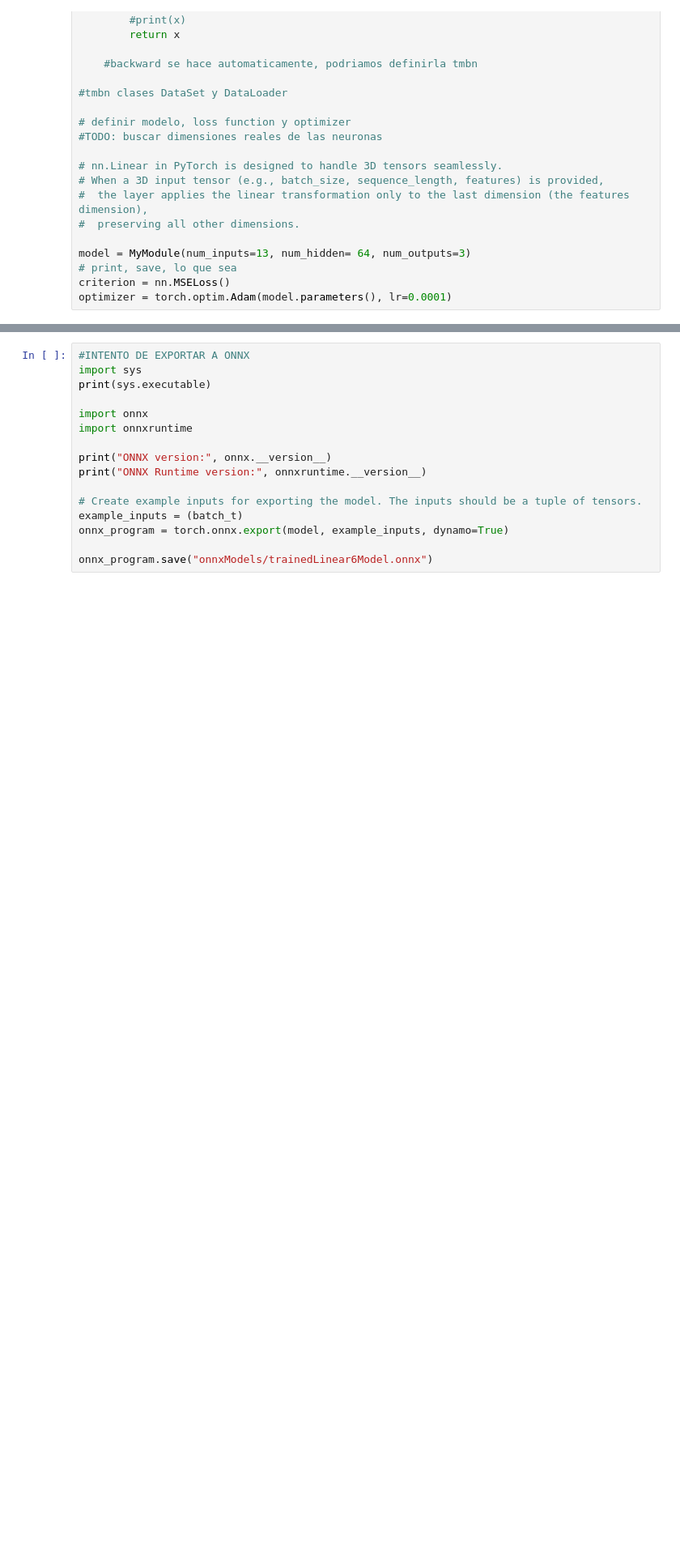
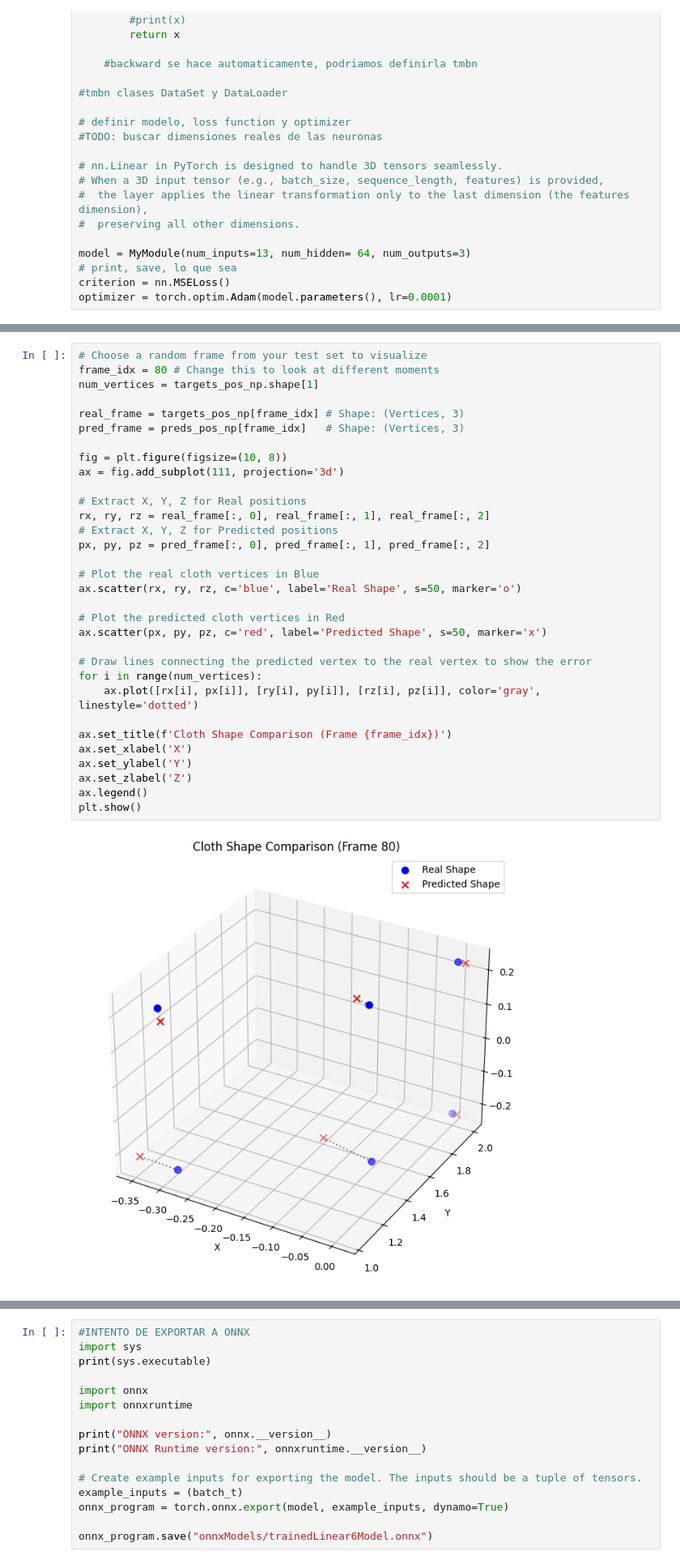
Before and after one commit to mikeletzu/TFG_FisicaOptim, a Jupyter notebook: Entrenamiento/cnn02.ipynb, the cells around one changed output, grey strips where cells are left out. Shown at 81% size. Drawn from its saved outputs; the diff is of its cells as text; blank space fills up the shorter version.

```diff
--- a/Entrenamiento/cnn02.ipynb
+++ b/Entrenamiento/cnn02.ipynb
@@ -370,3 +495,37 @@ Epoch 100 | Train Loss: 0.002603 | Test Loss: 0.002781 | Avg Vertex Error: 0.063
+# %%
+# Choose a random frame from your test set to visualize
+frame_idx = 80 # Change this to look at different moments
+num_vertices = targets_pos_np.shape[1]
+
+real_frame = targets_pos_np[frame_idx] # Shape: (Vertices, 3)
+pred_frame = preds_pos_np[frame_idx]   # Shape: (Vertices, 3)
+
+fig = plt.figure(figsize=(10, 8))
+ax = fig.add_subplot(111, projection='3d')
+
+# Extract X, Y, Z for Real positions
+rx, ry, rz = real_frame[:, 0], real_frame[:, 1], real_frame[:, 2]
+# Extract X, Y, Z for Predicted positions
+px, py, pz = pred_frame[:, 0], pred_frame[:, 1], pred_frame[:, 2]
+
+# Plot the real cloth vertices in Blue
+ax.scatter(rx, ry, rz, c='blue', label='Real Shape', s=50, marker='o')
+
+# Plot the predicted cloth vertices in Red
+ax.scatter(px, py, pz, c='red', label='Predicted Shape', s=50, marker='x')
+
+# Draw lines connecting the predicted vertex to the real vertex to show the error
+for i in range(num_vertices):
+    ax.plot([rx[i], px[i]], [ry[i], py[i]], [rz[i], pz[i]], color='gray', linestyle='dotted')
+
+ax.set_title(f'Cloth Shape Comparison (Frame {frame_idx})')
+ax.set_xlabel('X')
+ax.set_ylabel('Y')
+ax.set_zlabel('Z')
+ax.legend()
+plt.show()
+# %% [output]
+[figure, added]
 # %%
 import torch
 import sys
```
Also changed, not shown: parts of 4 cells of this notebook, 24 other files.
